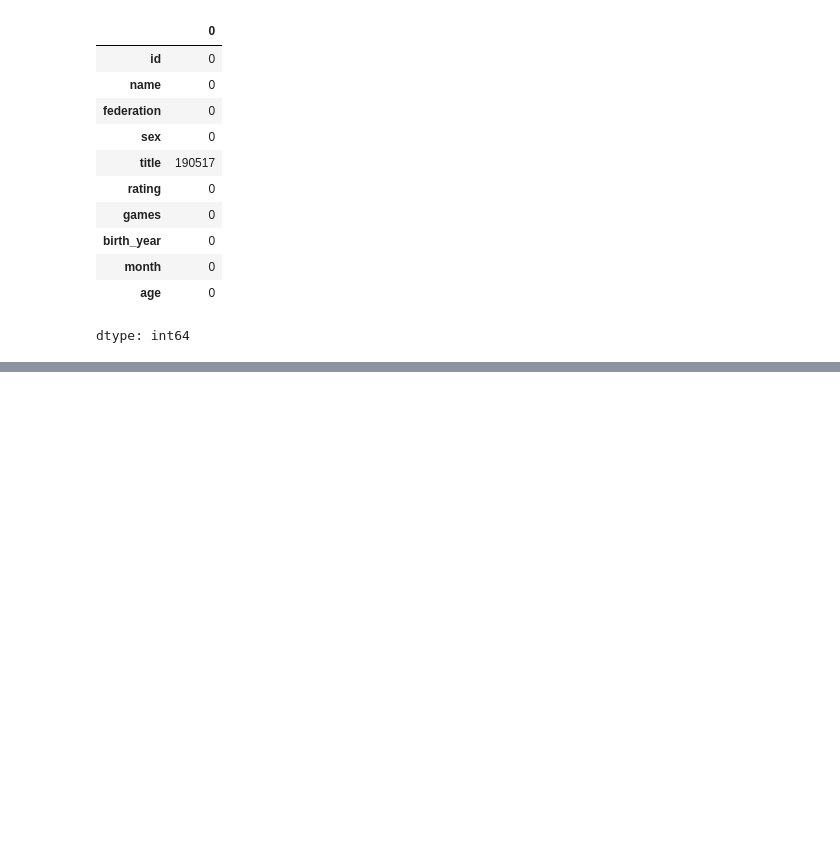
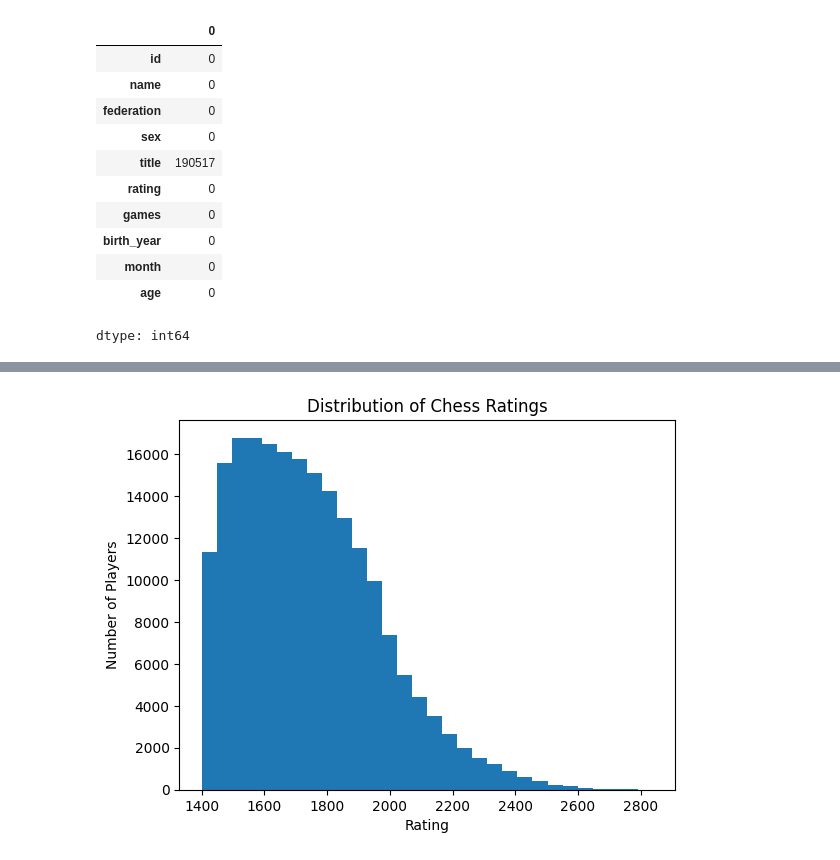
Before and after one commit to zachakss/chess-rating-research, a Jupyter notebook: FIDE_Chess_Project.ipynb, the cells around one changed output, grey strips where cells are left out. Saved outputs shown, nothing was run; the diff lists cells and outputs as text; code cells hidden in the pictures; blank space fills up the shorter version.

```diff
--- a/FIDE_Chess_Project.ipynb
+++ b/FIDE_Chess_Project.ipynb
@@ -4,6 +4,10 @@
 import pandas as pd
 import numpy as np
 import matplotlib.pyplot as plt
+# %%
+import pandas as pd
+
+df = pd.read_csv("fide_ratings_clean.csv")
 # %%
 df = df[df["month"] == "September"].copy()
 # %%
@@ -18,6 +22,8 @@ df.columns
 Index(['id', 'name', 'federation', 'sex', 'title', 'rating', 'games',
        'birth_year', 'month', 'age'],
       dtype='object')
+# %%
+df["age"] = 2025 - df["birth_year"]
 # %%
 df.shape
 # %% [output]
@@ -48,0 +79,10 @@ df.head()
+# %%
+plt.hist(df["rating"], bins=30)
+
+plt.title("Distribution of Chess Ratings")
+plt.xlabel("Rating")
+plt.ylabel("Number of Players")
+
+plt.show()
+# %% [output]
+[figure, added]
```
Also changed, not shown: parts of 5 cells of this notebook.
